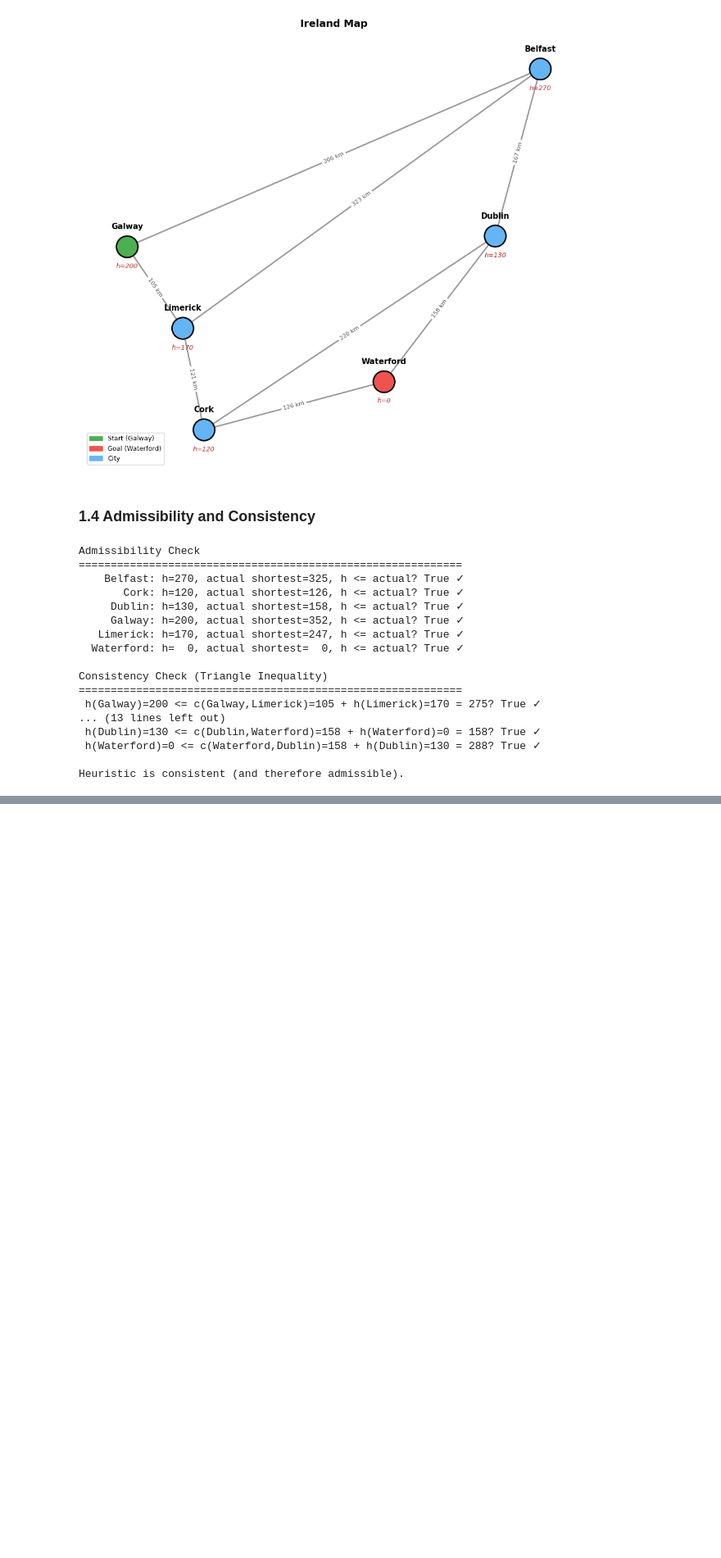
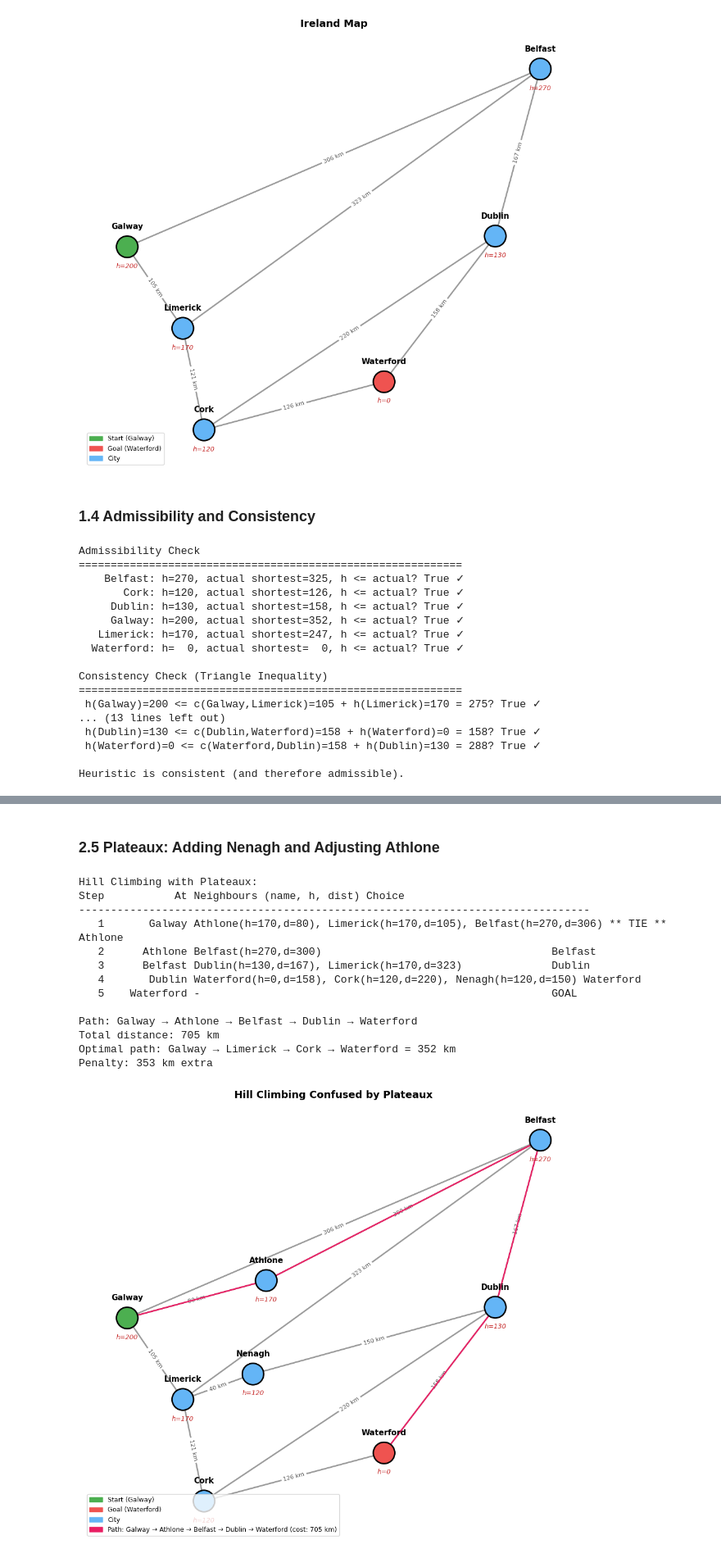
Before and after one commit to HaoYuYong/ARTIFICIAL-INTELLIGENCE, a Jupyter notebook: Lab8.ipynb, the cells around one changed output, grey strips where cells are left out. Shown at 82% size. Saved outputs shown, nothing was run; the diff lists cells and outputs as text; code cells hidden in the pictures; blank space fills up the shorter version.

```diff
--- a/Lab8.ipynb
+++ b/Lab8.ipynb
@@ -211,0 +361,63 @@ Heuristic is consistent (and therefore admissible).
+# %% [markdown]
+### 2.5 Plateaux: Adding Nenagh and Adjusting Athlone
+# %%
+# Build the plateau map
+ireland_pl = ireland_fh.copy()
+
+# Adjust Athlone heuristic to match Limerick (plateau)
+h_pl = dict(heuristic)
+h_pl['Athlone'] = 170 # same as Limerick!
+
+# TODO: Add Nenagh connected to Limerick and Dublin
+## Tip: for example, see how Athlone was added and connected in 2.4
+## Weights: Limerick-Nenagh = 40, Nenagh-Dublin = 150
+# Add Nenagh with h=120 (same as Cork)
+ireland_pl.add_edge('Limerick', 'Nenagh', weight=40)
+ireland_pl.add_edge('Nenagh', 'Dublin', weight=150)
+
+# Set heuristic for Nenagh (same as Cork)
+h_pl['Nenagh'] = 120
+
+pos_pl = dict(ireland_pos)
+pos_pl['Athlone'] = (-8.0, 53.55)
+pos_pl['Nenagh'] = (-8.1, 52.85)
+
+# TODO: Run the implemented Hill Climbing search on the map with plateaux
+hc_pl_path, hc_pl_cost, hc_pl_found, hc_pl_trace = hill_climbing(ireland_pl, h_pl, 'Galway', 'Waterford')
+
+print("Hill Climbing with Plateaux:")
+print(f"{'Step':>4} {'At':>12} {'Neighbours (name, h, dist)':} {'Choice':}")
+print("-" * 80)
+for i, step in enumerate(hc_pl_trace):
+    nbrs = ', '.join(f"{n}(h={h},d={d})" for n, h, d in step['neighbors']) if step['neighbors'] else '-'
+    # Highlight ties
+    if step['neighbors'] and len(step['neighbors']) > 1:
+        h_values = [h for n, h, d in step['neighbors']]
+        if h_values[0] == h_values[1]:
+            nbrs += ' ** TIE **'
+    print(f"{i+1:>4} {step['node']:>12} {nbrs:<55} {step['choice']}")
+
+print(f"\nPath: {' → '.join(hc_pl_path)}")
+print(f"Total distance: {hc_pl_cost} km")
+print(f"Optimal path: Galway → Limerick → Cork → Waterford = 352 km")
+print(f"Penalty: {hc_pl_cost - 352} km extra")
+
+draw_ireland(ireland_pl, pos_pl, heuristic,
+            extra_h={'Athlone': 170, 'Nenagh': 120},
+            title=f'Hill Climbing Confused by Plateaux',
+            highlight_path=hc_pl_path, highlight_cost=hc_pl_cost)
+# %% [output]
+Hill Climbing with Plateaux:
+Step           At Neighbours (name, h, dist) Choice
+--------------------------------------------------------------------------------
+   1       Galway Athlone(h=170,d=80), Limerick(h=170,d=105), Belfast(h=270,d=306) ** TIE ** Athlone
+   2      Athlone Belfast(h=270,d=300)                                    Belfast
+   3      Belfast Dublin(h=130,d=167), Limerick(h=170,d=323)              Dublin
+   4       Dublin Waterford(h=0,d=158), Cork(h=120,d=220), Nenagh(h=120,d=150) Waterford
+   5    Waterford -                                                       GOAL
+
+Path: Galway → Athlone → Belfast → Dublin → Waterford
+Total distance: 705 km
+Optimal path: Galway → Limerick → Cork → Waterford = 352 km
+Penalty: 353 km extra
+[figure, added]
```
Also changed, not shown: parts of 8 cells of this notebook.
